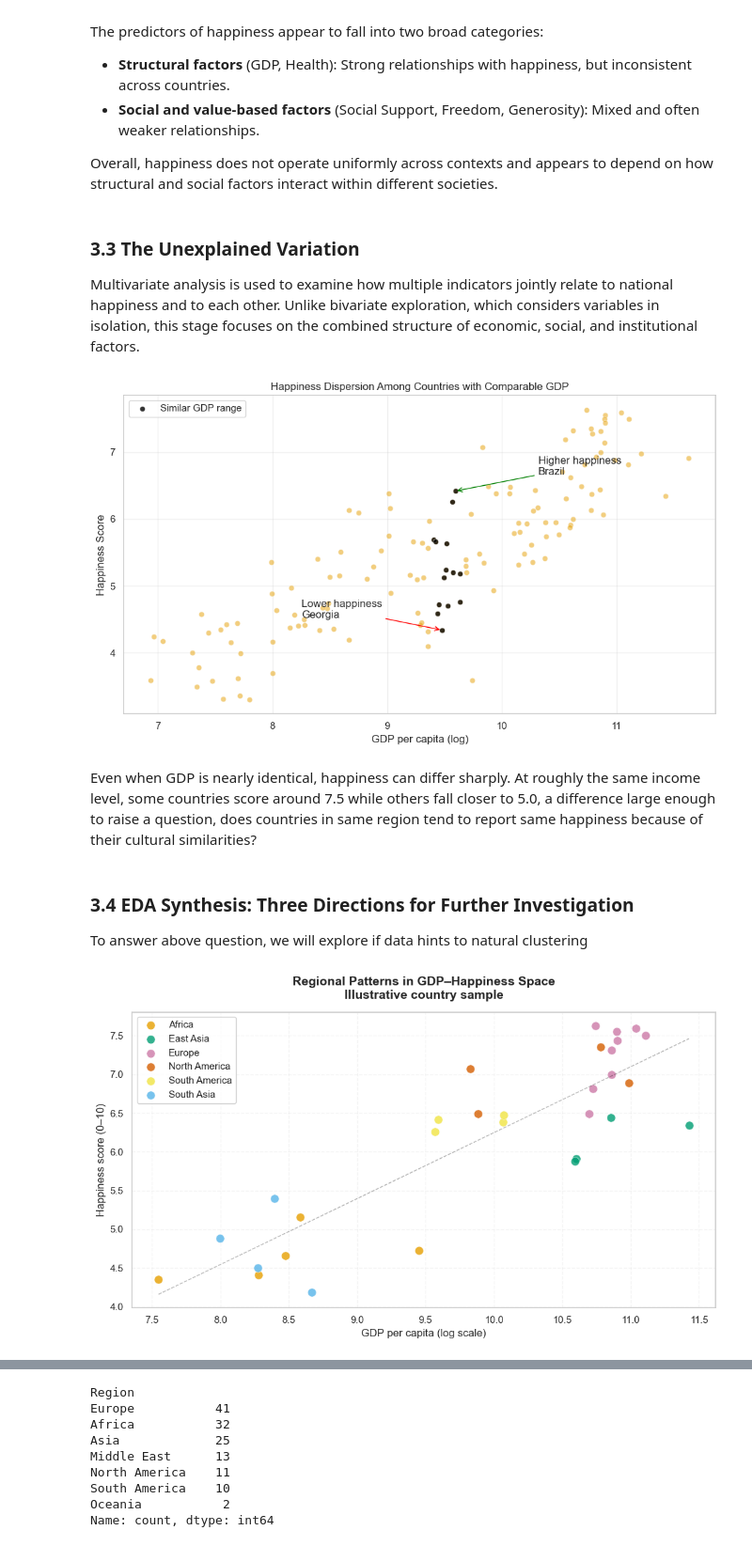
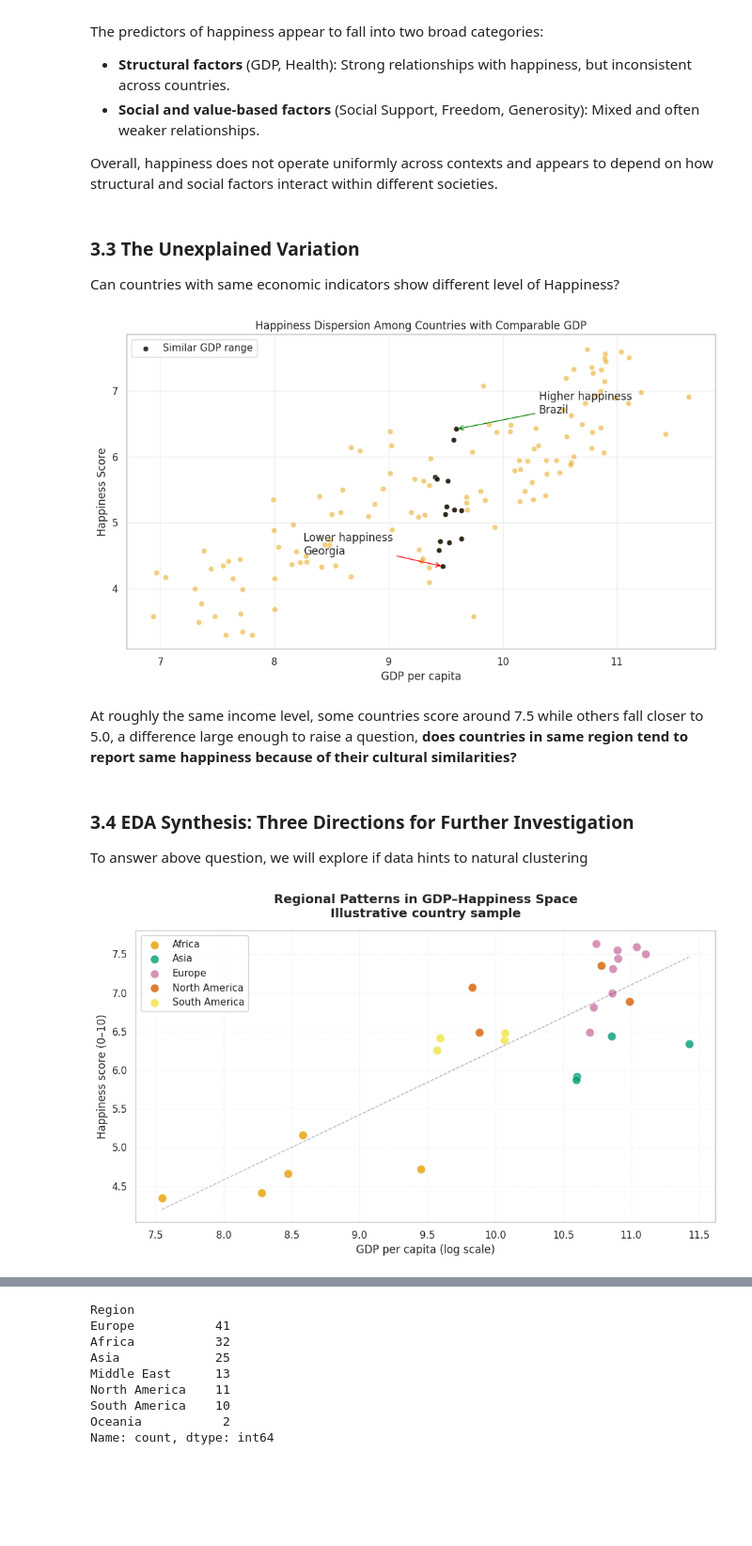
Before and after one commit to baxasd/DVCW, a Jupyter notebook: Z22590018.ipynb, the cells around one changed output, grey strips where cells are left out. Shown at 94% size. Saved outputs shown, nothing was run; the diff lists cells and outputs as text; code cells hidden in the pictures; blank space fills up the shorter version.

```diff
--- a/Z22590018.ipynb
+++ b/Z22590018.ipynb
@@ -191,12 +186,10 @@ df_balanced = df_balanced[df_balanced["Country"] != "South Sudan"].copy()
 # Drop corruption due to systemic regional missingness
 df_balanced = df_balanced.drop(columns=["Corruption"], errors="ignore")
 
-num_cols = ["GDP", "SocialSupport", "Health", "Freedom", "Generosity"]
-
 # Within-country interpolation (time-aware) WITHOUT groupby.apply (no FutureWarning)
 df_balanced = df_balanced.sort_values(["Country", "Year"]).reset_index(drop=True)
-df_balanced[num_cols] = (
-    df_balanced.groupby("Country")[num_cols]
+df_balanced[["GDP", "SocialSupport", "Health", "Freedom", "Generosity"]] = (
+    df_balanced.groupby("Country")[["GDP", "SocialSupport", "Health", "Freedom", "Generosity"]]
     .transform(lambda s: s.interpolate(method="linear", limit_direction="both"))
 )
 
@@ -357,8 +345,7 @@ The predictors of happiness appear to fall into two broad categories:
 Overall, happiness does not operate uniformly across contexts and appears to depend on how structural and social factors interact within different societies.
 # %% [markdown]
 ### 3.3 The Unexplained Variation
-
-Multivariate analysis is used to examine how multiple indicators jointly relate to national happiness and to each other. Unlike bivariate exploration, which considers variables in isolation, this stage focuses on the combined structure of economic, social, and institutional factors.
+Can countries with same economic indicators show different level of Happiness?
 # %%
 # Select countries with similar GDP (middle 10% band)
 gdp_low = df_country['GDP'].quantile(0.45)
@@ -372,7 +359,6 @@ low_happy = similar_gdp.nsmallest(1, 'Happiness')
 
 # Plot
 fig, ax = plt.subplots(figsize=(10, 6))
-
 sns.scatterplot(data=df_country, x='GDP', y='Happiness', ax=ax, alpha=0.5)
 
 # Highlight similar-GDP band
@@ -394,21 +380,22 @@ ax.annotate(
     textcoords='axes fraction',
     arrowprops=dict(arrowstyle="->", color='red'))
 
-# ------------------------------------------------------------
 # Labels & styling
-# ------------------------------------------------------------
 ax.set_title("Happiness Dispersion Among Countries with Comparable GDP")
-ax.set_xlabel("GDP per capita (log)")
+ax.set_xlabel("GDP per capita")
 ax.set_ylabel("Happiness Score")
 ax.grid(True, alpha=0.3)
 
+# Finalize
 plt.legend()
 plt.tight_layout()
+
+plt.savefig("assets/eda/happiness_variation.png", dpi=300, bbox_inches="tight")
 plt.show()
 # %% [output]
-[figure, old version]
+[figure, new version]
 # %% [markdown]
-Even when GDP is nearly identical, happiness can differ sharply. At roughly the same income level, some countries score around 7.5 while others fall closer to 5.0, a difference large enough to raise a question, does countries in same region tend to report same happiness because of their cultural similarities?
+At roughly the same income level, some countries score around 7.5 while others fall closer to 5.0, a difference large enough to raise a question, **does countries in same region tend to report same happiness because of their cultural similarities?**
 # %% [markdown]
 ### 3.4 EDA Synthesis: Three Directions for Further Investigation
 To answer above question, we will explore if data hints to natural clustering
@@ -428,18 +415,13 @@ continent_map = {
     'Brazil': 'South America', 'Argentina': 'South America',
     'Chile': 'South America', 'Colombia': 'South America',
 
-    # East Asia
-    'Japan': 'East Asia', 'Taiwan Province of China': 'East Asia',
-    'Singapore': 'East Asia', 'South Korea': 'East Asia',
-
-    # South Asia
-    'India': 'South Asia', 'Pakistan': 'South Asia',
-    'Bangladesh': 'South Asia', 'Nepal': 'South Asia',
+    # Asia
+    'Japan': 'Asia', 'Taiwan Province of China': 'Asia',
+    'Singapore': 'Asia', 'South Korea': 'Asia',
 
     # Africa
     'Nigeria': 'Africa', 'Ghana': 'Africa', 'Kenya': 'Africa',
-    'South Africa': 'Africa', 'Ethiopia': 'Africa',
-}
+    'South Africa': 'Africa', 'Ethiopia': 'Africa',}
 
 # Prepare illustrative sample
 df_sample = df_country[df_country['Country'].isin(continent_map.keys())].copy()
@@ -460,32 +442,32 @@ for region in sorted(df_sample['RegionGroup'].unique()):
         linewidth=0.5
     )
 
 # Global reference trend (visual guide only)
 z = np.polyfit(df_sample['GDP'], df_sample['Happiness'], 1)
 p = np.poly1d(z)
 x_range = np.linspace(df_sample['GDP'].min(), df_sample['GDP'].max(), 100)
 ax.plot(x_range, p(x_range), 'k--', alpha=0.3, linewidth=1)
 
 
 # Labels and framing
 ax.set_title(
     'Regional Patterns in GDP–Happiness Space\n'
     'Illustrative country sample',
     fontsize=14,
     fontweight='bold',
     pad=15
 )
 ax.set_xlabel('GDP per capita (log scale)')
 ax.set_ylabel('Happiness score (0–10)')
 ax.legend(loc='upper left', frameon=True, framealpha=0.9)
 ax.grid(True, alpha=0.2, linestyle='--')
 
 # ------------------------------------------------------------
 # Save and show
 # ------------------------------------------------------------
 plt.tight_layout()
 plt.savefig('assets/eda/regional_patterns_exploratory.png', dpi=300, bbox_inches='tight')
 plt.show()
 # %% [output]
-[figure, old version]
+[figure, new version]
 # %% [markdown]
```
Also changed, not shown: parts of 25 cells of this notebook, 26 other files.
